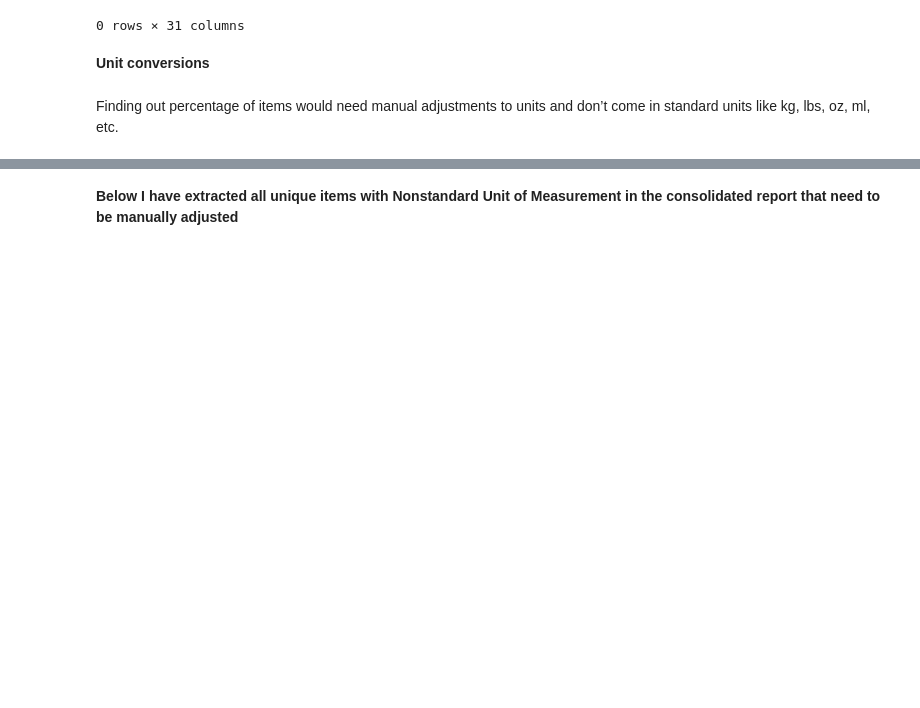
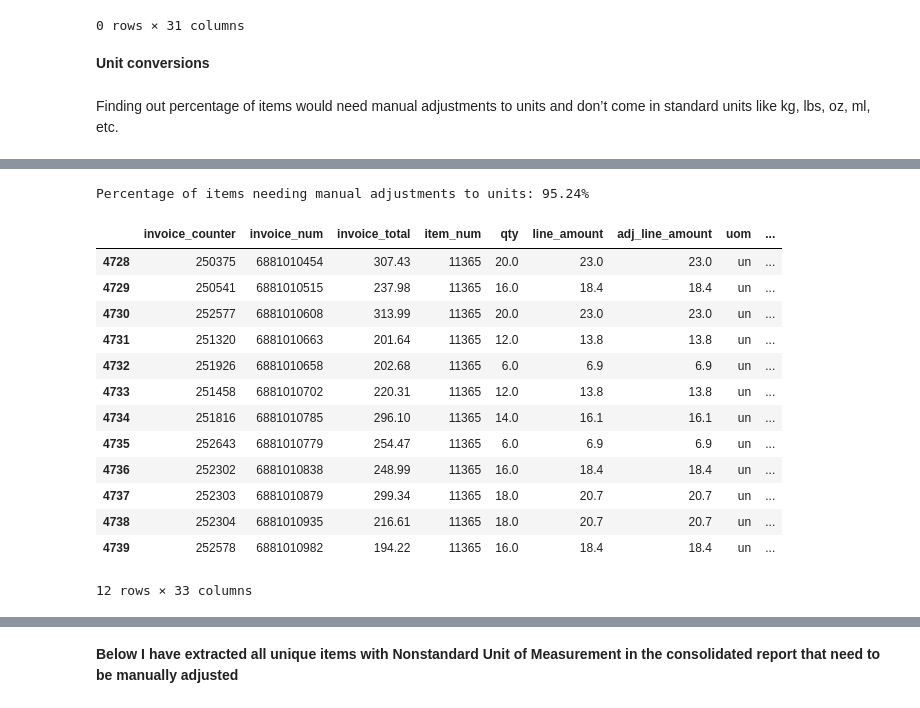
Before and after one commit to ssmubc/CFFS_jupyter_may29, a Jupyter notebook: Categorizing_IDs_to_GHG_IDs/Reorganizing_categories.ipynb, the cells around one changed output, grey strips where cells are left out. Cells and saved outputs as stored; diff of their text form; code cells hidden in the pictures; blank space fills up the shorter version.

Commit message:
Updated uom column, edits from July 9

```diff
--- a/Categorizing_IDs_to_GHG_IDs/Reorganizing_categories.ipynb
+++ b/Categorizing_IDs_to_GHG_IDs/Reorganizing_categories.ipynb
@@ -687,12 +702,20 @@ Finding out percentage of items would need manual adjustments to units and don
+# %%
+for index, row in consolidated_df.iterrows():
+    if row['uom'] == 'Kg':
+        consolidated_df.at[index, 'uom'] = 'kg'
+    if row['uom'] == 'lbs':
+        consolidated_df.at[index, 'uom'] = 'lb'
 # %%
-# import numpy as np
+import numpy as np
 
-# # Convert measurements to lowercase
-# unique_uom = consolidated_df['uom'].str.lower().unique()
+# Convert measurements to lowercase
+unique_uom = consolidated_df['uom'].str.lower().unique()
 
-# # Calculate % of non-standard units
-# standard_units = ['kg', 'lbs', 'oz', 'ml']
-# non_standard_count = np.sum([uom not in standard_units for uom in unique_uom])
-# percentage_non_standard = (non_standard_count / len(unique_uom)) * 100
+# Calculate % of non-standard units
+standard_units = ['kg', 'lb', 'oz', 'ml', 'L']
+non_standard_count = np.sum([uom not in standard_units for uom in unique_uom])
+percentage_non_standard = (non_standard_count / len(unique_uom)) * 100
 
-# print(f"Percentage of items needing manual adjustments to units: {percentage_non_standard:.2f}%")
+print(f"Percentage of items needing manual adjustments to units: {percentage_non_standard:.2f}%")
+# %% [output]
+Percentage of items needing manual adjustments to units: 95.24%
@@ -698,0 +795,47 @@ Finding out percentage of items would need manual adjustments to units and don
+# %%
+# if item has units of oz and it is a solid food item convert units to kg
+
+liquid_foods = [44, 45, 46, 47, 48, 49, 50, 51, 55, 57, 58]
+for index, row in consolidated_df.iterrows():
+    item_descrip = row['item_descrip']
+    item = re.findall(r'[a-zA-Z]+[\w%]*', item_descrip)
+
+    if 'oz' in item and row['Category ID'] not in liquid_foods:
+        consolidated_df.at[index, 'new_uom'] = 'kg'
+
+        numeric_vals = re.findall(r'\d+', item_descrip)
+        if numeric_vals:
+            numeric_val = int(numeric_vals[-1]) # Extract the last numeric value so for example for milk 2% it will not be 2 for numeric_val
+            consolidated_df.at[index, 'total_weight'] = numeric_val * abs(row['qty']) * 0.0283495 # conversion from oz to kg
+# %%
+# if item has units of oz and it is a liquid food item convert units to L
+
+liquid_foods = [44, 45, 46, 47, 48, 49, 50, 51, 55, 57, 58]
+for index, row in consolidated_df.iterrows():
+    item_descrip = row['item_descrip']
+    item = re.findall(r'[a-zA-Z]+[\w%]*', item_descrip)
+
+    if 'oz' in item and row['Category ID'] in liquid_foods:
+        consolidated_df.at[index, 'new_uom'] = 'L'
+
+        numeric_vals = re.findall(r'\d+', item_descrip)
+        if numeric_vals:
+            numeric_val = int(numeric_vals[-1]) # Extract the last numeric value so for example for milk 2% it will not be 2 for numeric_val
+            consolidated_df.at[index, 'total_weight'] = numeric_val * abs(row['qty']) * 0.0295735 # conversion from oz to L
+# %%
+consolidated_df.iloc[4728:4740, :]
+# %% [output]
+|  | invoice_counter | invoice_num | invoice_total | item_num | qty | line_amount | adj_line_amount | uom | ... |
+| 4728 | 250375 | 6881010454 | 307.43 | 11365 | 20.0 | 23.0 | 23.0 | un | ... |
+| 4729 | 250541 | 6881010515 | 237.98 | 11365 | 16.0 | 18.4 | 18.4 | un | ... |
+| 4730 | 252577 | 6881010608 | 313.99 | 11365 | 20.0 | 23.0 | 23.0 | un | ... |
+| 4731 | 251320 | 6881010663 | 201.64 | 11365 | 12.0 | 13.8 | 13.8 | un | ... |
+| 4732 | 251926 | 6881010658 | 202.68 | 11365 | 6.0 | 6.9 | 6.9 | un | ... |
+| 4733 | 251458 | 6881010702 | 220.31 | 11365 | 12.0 | 13.8 | 13.8 | un | ... |
+| 4734 | 251816 | 6881010785 | 296.10 | 11365 | 14.0 | 16.1 | 16.1 | un | ... |
+| 4735 | 252643 | 6881010779 | 254.47 | 11365 | 6.0 | 6.9 | 6.9 | un | ... |
+| 4736 | 252302 | 6881010838 | 248.99 | 11365 | 16.0 | 18.4 | 18.4 | un | ... |
+| 4737 | 252303 | 6881010879 | 299.34 | 11365 | 18.0 | 20.7 | 20.7 | un | ... |
+| 4738 | 252304 | 6881010935 | 216.61 | 11365 | 18.0 | 20.7 | 20.7 | un | ... |
+| 4739 | 252578 | 6881010982 | 194.22 | 11365 | 16.0 | 18.4 | 18.4 | un | ... |
+12 rows × 33 columns
```
Also changed, not shown: parts of 7 cells of this notebook, 1 other file.
